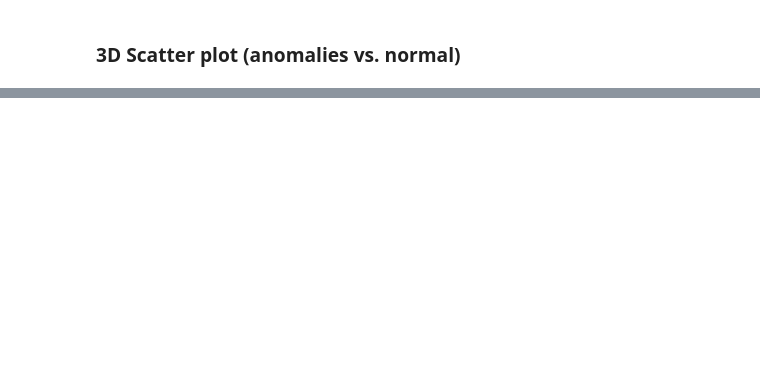
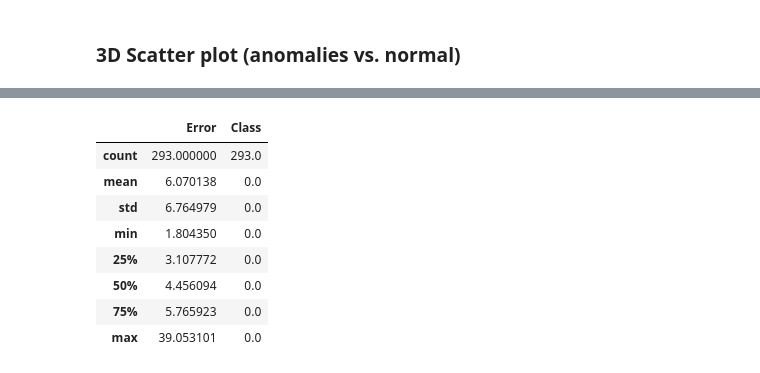
Before and after one commit to SasoPavlic/NiaNetAD, a Jupyter notebook: analyse.ipynb, the cells around one changed output, grey strips where cells are left out. Saved outputs shown, nothing was run; the diff lists cells and outputs as text; code cells hidden in the pictures; blank space fills up the shorter version.

```diff
--- a/analyse.ipynb
+++ b/analyse.ipynb
@@ -222,0 +292,12 @@ plt.show()
+# %%
+df[df.Class == 0].describe()
+# %% [output]
+|  | Error | Class |
+| count | 293.000000 | 293.0 |
+| mean | 6.070138 | 0.0 |
+| std | 6.764979 | 0.0 |
+| min | 1.804350 | 0.0 |
+| 25% | 3.107772 | 0.0 |
+| 50% | 4.456094 | 0.0 |
+| 75% | 5.765923 | 0.0 |
+| max | 39.053101 | 0.0 |
```
Also changed, not shown: parts of 17 cells of this notebook, 6 other files.
